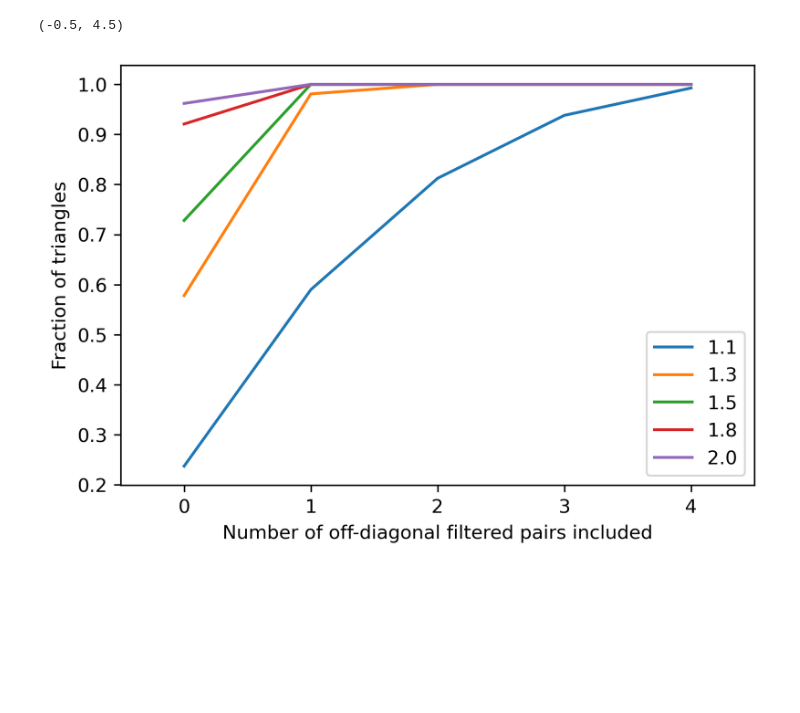
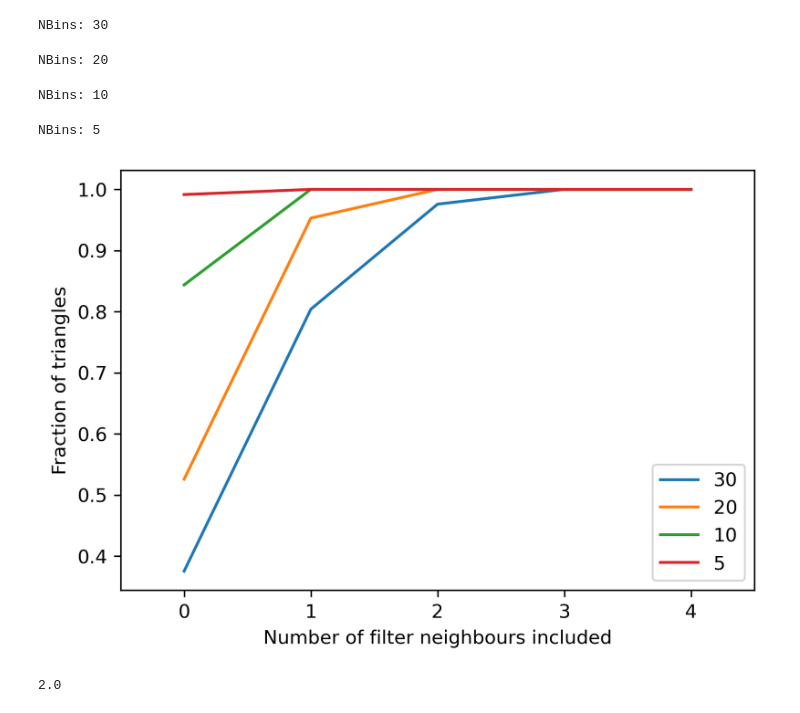
Before and after one commit to slosar/notebooks, a Jupyter notebook: triangles.ipynb, the cells around one changed output. Cells and saved outputs as stored; diff of their text form; code cells hidden in the pictures; blank space fills up the shorter version.

Commit message:
more triangles

```diff
--- a/triangles.ipynb
+++ b/triangles.ipynb
@@ -3,37 +3,48 @@ import numpy as np
 from tqdm.notebook import tqdm
 import matplotlib.pyplot as plt
 # %%
-def ell2bin (ell,spc):
-    return np.floor((np.log(ell)/np.log(spc))).astype(int)
+def ell2bin (ell,ell_min, ell_max, Nbins):
+    spc = np.log((ell_max+1)/ell_min)/Nbins
+    return np.floor((np.log(ell/ell_min)/spc)).astype(int)
 # %%
-def count_triangles (bin_spacing =2, ell_min=20, ell_max=2000):
+def count_triangles (Nbins, ell_min=20, ell_max=2000):
     Nt=0
     Noff = 5
     counts=np.zeros(Noff)
+    print ("NBins:", ell2bin(ell_max,ell_min,ell_max,Nbins)-ell2bin(ell_min,ell_min, ell_max,Nbins)+1)
     for l1 in tqdm(np.arange(ell_min,ell_max)):
-        l1bin = ell2bin(l1,bin_spacing)
+        l1bin = ell2bin(l1,ell_min, ell_max, Nbins)
         for l2 in np.arange(l1,ell_max):
-            l2bin = ell2bin(l2,bin_spacing)
+            l2bin = ell2bin(l2,ell_min, ell_max, Nbins)
             # we avoid double counting the triangle configurations by insisting l1<=l2<=l3
             l3ar=np.arange(l2,min(l1+l2,ell_max))
             Nt+=len(l3ar)
-            l3bins = ell2bin(l3ar,bin_spacing)
+            l3bins = ell2bin(l3ar,ell_min, ell_max, Nbins)
             mindiff = np.minimum(l2bin-l1bin,l3bins-l2bin)
             for i in range(Noff):
                 counts[i]+=np.sum(mindiff<=i)
     return counts/Nt
 # %%
-step = [1.1,1.3, 1.5, 1.8, 2.0]
-res = [count_triangles(s,ell_max=2000) for s in step]
+nbins = [30,20,10, 5]
+res = [count_triangles(s,ell_max=2000) for s in nbins]
+# %% [output]
+NBins: 30
+NBins: 20
+NBins: 10
+NBins: 5
 # %%
 res = np.array(res)
 fig, ax = plt.subplots(figsize=(6,4), dpi=300)
-for s,ar in zip(step,res):
-    ax.plot(ar,label=s)
+for n,ar in zip(nbins,res):
+    ax.plot(ar,label=n)
 ax.legend()
-ax.set_xlabel("Number of off-diagonal filtered pairs included")
+ax.set_xlabel("Number of filter neighbours included")
 ax.set_ylabel("Fraction of triangles")
 ax.set_xlim(-0.5,4.5)
+fig.savefig("/home/anze/isocell.pdf")
 # %% [output]
-(-0.5, 4.5)
-[figure, old version]
+[figure, new version]
+# %%
+nbins
+# %% [output]
+2.0
```
